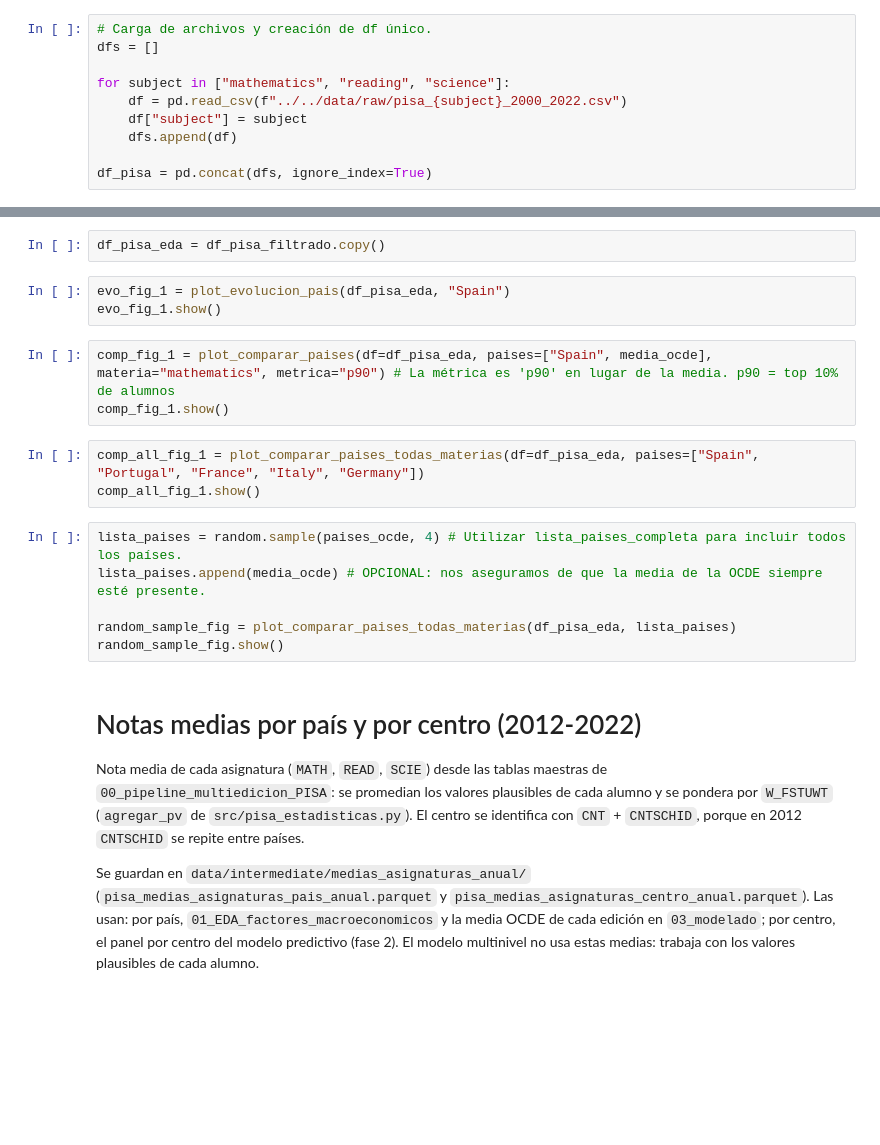
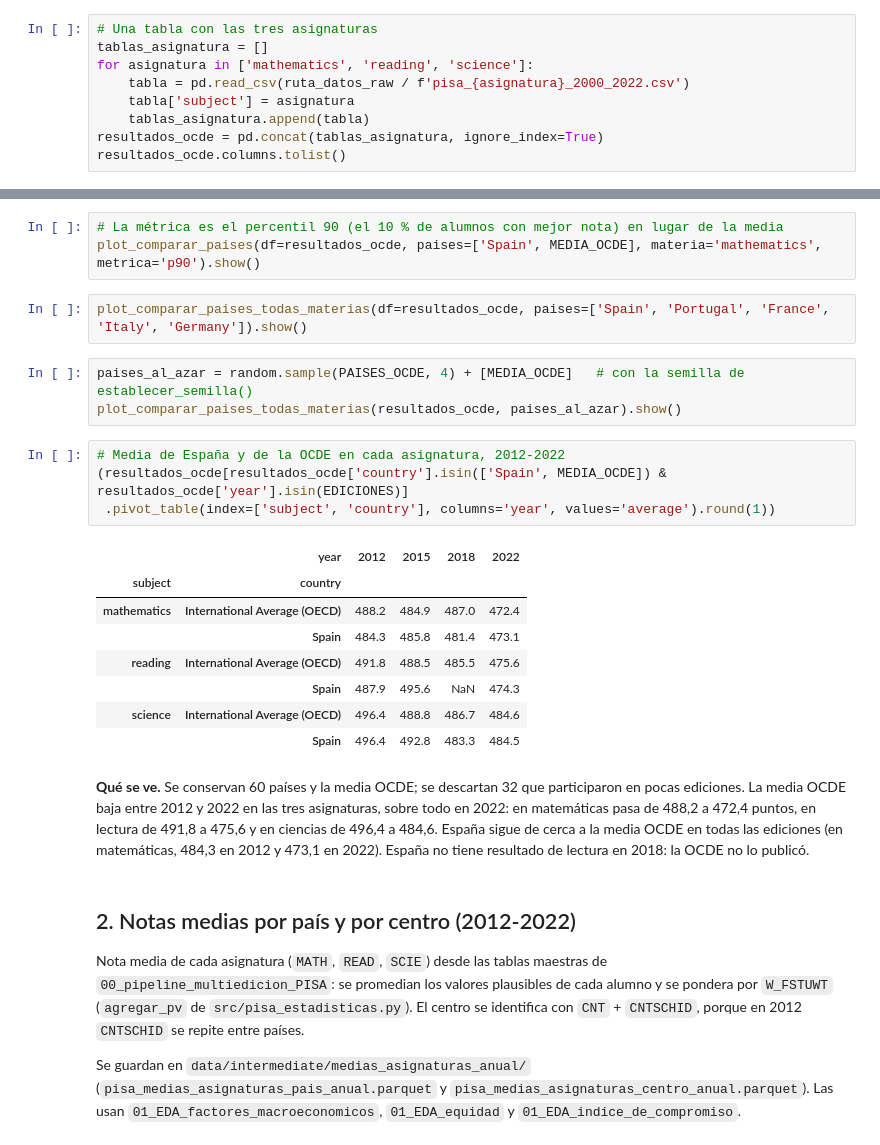
Before and after one commit to musero55/tfm_data_science, a Jupyter notebook: notebooks/fase_1_data_ingestion_eda/01_EDA_notas_asignatura.ipynb, the cells around one changed output, grey strips where cells are left out. Drawn from its saved outputs; the diff is of its cells as text; blank space fills up the shorter version.

```diff
--- a/notebooks/fase_1_data_ingestion_eda/01_EDA_notas_asignatura.ipynb
+++ b/notebooks/fase_1_data_ingestion_eda/01_EDA_notas_asignatura.ipynb
@@ -45,10 +45,9 @@ Ficheros `pisa_mathematics_2000_2022.csv`, `pisa_reading_2000_2022.csv` y `pisa_
 # %%
-# Carga de archivos y creación de df único.
-dfs = []
-
-for subject in ["mathematics", "reading", "science"]:
-    df = pd.read_csv(f"../../data/raw/pisa_{subject}_2000_2022.csv")
-    df["subject"] = subject
-    dfs.append(df)
-
-df_pisa = pd.concat(dfs, ignore_index=True)
+# Una tabla con las tres asignaturas
+tablas_asignatura = []
+for asignatura in ['mathematics', 'reading', 'science']:
+    tabla = pd.read_csv(ruta_datos_raw / f'pisa_{asignatura}_2000_2022.csv')
+    tabla['subject'] = asignatura
+    tablas_asignatura.append(tabla)
+resultados_ocde = pd.concat(tablas_asignatura, ignore_index=True)
+resultados_ocde.columns.tolist()
@@ -200,26 +115,32 @@ lista_paises_completa.remove(media_ocde)
-# %%
-df_pisa_eda = df_pisa_filtrado.copy()
-# %%
-evo_fig_1 = plot_evolucion_pais(df_pisa_eda, "Spain")
-evo_fig_1.show()
 # %%
-comp_fig_1 = plot_comparar_paises(df=df_pisa_eda, paises=["Spain", media_ocde], materia="mathematics", metrica="p90") # La métrica es 'p90' en lugar de la media. p90 = top 10% de alumnos
-comp_fig_1.show()
+# La métrica es el percentil 90 (el 10 % de alumnos con mejor nota) en lugar de la media
+plot_comparar_paises(df=resultados_ocde, paises=['Spain', MEDIA_OCDE], materia='mathematics', metrica='p90').show()
 # %%
-comp_all_fig_1 = plot_comparar_paises_todas_materias(df=df_pisa_eda, paises=["Spain", "Portugal", "France", "Italy", "Germany"])
-comp_all_fig_1.show()
+plot_comparar_paises_todas_materias(df=resultados_ocde, paises=['Spain', 'Portugal', 'France', 'Italy', 'Germany']).show()
 # %%
-lista_paises = random.sample(paises_ocde, 4) # Utilizar lista_paises_completa para incluir todos los países.
-lista_paises.append(media_ocde) # OPCIONAL: nos aseguramos de que la media de la OCDE siempre esté presente.
-
-random_sample_fig = plot_comparar_paises_todas_materias(df_pisa_eda, lista_paises)
-random_sample_fig.show()
+paises_al_azar = random.sample(PAISES_OCDE, 4) + [MEDIA_OCDE]   # con la semilla de establecer_semilla()
+plot_comparar_paises_todas_materias(resultados_ocde, paises_al_azar).show()
+# %%
+# Media de España y de la OCDE en cada asignatura, 2012-2022
+(resultados_ocde[resultados_ocde['country'].isin(['Spain', MEDIA_OCDE]) & resultados_ocde['year'].isin(EDICIONES)]
+ .pivot_table(index=['subject', 'country'], columns='year', values='average').round(1))
+# %% [output]
+|  | year | 2012 | 2015 | 2018 | 2022 |
+| subject | country |  |  |  |  |
+| mathematics | International Average (OECD) | 488.2 | 484.9 | 487.0 | 472.4 |
+|  | Spain | 484.3 | 485.8 | 481.4 | 473.1 |
+| reading | International Average (OECD) | 491.8 | 488.5 | 485.5 | 475.6 |
+|  | Spain | 487.9 | 495.6 | NaN | 474.3 |
+| science | International Average (OECD) | 496.4 | 488.8 | 486.7 | 484.6 |
+|  | Spain | 496.4 | 492.8 | 483.3 | 484.5 |
+# %% [markdown]
+**Qué se ve.** Se conservan 60 países y la media OCDE; se descartan 32 que participaron en pocas ediciones. La media OCDE baja entre 2012 y 2022 en las tres asignaturas, sobre todo en 2022: en matemáticas pasa de 488,2 a 472,4 puntos, en lectura de 491,8 a 475,6 y en ciencias de 496,4 a 484,6. España sigue de cerca a la media OCDE en todas las ediciones (en matemáticas, 484,3 en 2012 y 473,1 en 2022). España no tiene resultado de lectura en 2018: la OCDE no lo publicó.
 # %% [markdown]
-# Notas medias por país y por centro (2012-2022)
+## 2. Notas medias por país y por centro (2012-2022)
 
 Nota media de cada asignatura (`MATH`, `READ`, `SCIE`) desde las tablas maestras de `00_pipeline_multiedicion_PISA`: se promedian los valores plausibles de cada alumno y se pondera por `W_FSTUWT` (`agregar_pv` de `src/pisa_estadisticas.py`). El centro se identifica con `CNT` + `CNTSCHID`, porque en 2012 `CNTSCHID` se repite entre países.
 
-Se guardan en `data/intermediate/medias_asignaturas_anual/` (`pisa_medias_asignaturas_pais_anual.parquet` y `pisa_medias_asignaturas_centro_anual.parquet`). Las usan: por país, `01_EDA_factores_macroeconomicos` y la media OCDE de cada edición en `03_modelado`; por centro, el panel por centro del modelo predictivo (fase 2). El modelo multinivel no usa estas medias: trabaja con los valores plausibles de cada alumno.
+Se guardan en `data/intermediate/medias_asignaturas_anual/` (`pisa_medias_asignaturas_pais_anual.parquet` y `pisa_medias_asignaturas_centro_anual.parquet`). Las usan `01_EDA_factores_macroeconomicos`, `01_EDA_equidad` y `01_EDA_indice_de_compromiso`.
 # %%
 # Nota media de cada asignatura por país y por centro, en cada edición
 medias_por_nivel = {'pais': [], 'centro': []}
```
Also changed, not shown: parts of 26 cells of this notebook, 27 other files.
